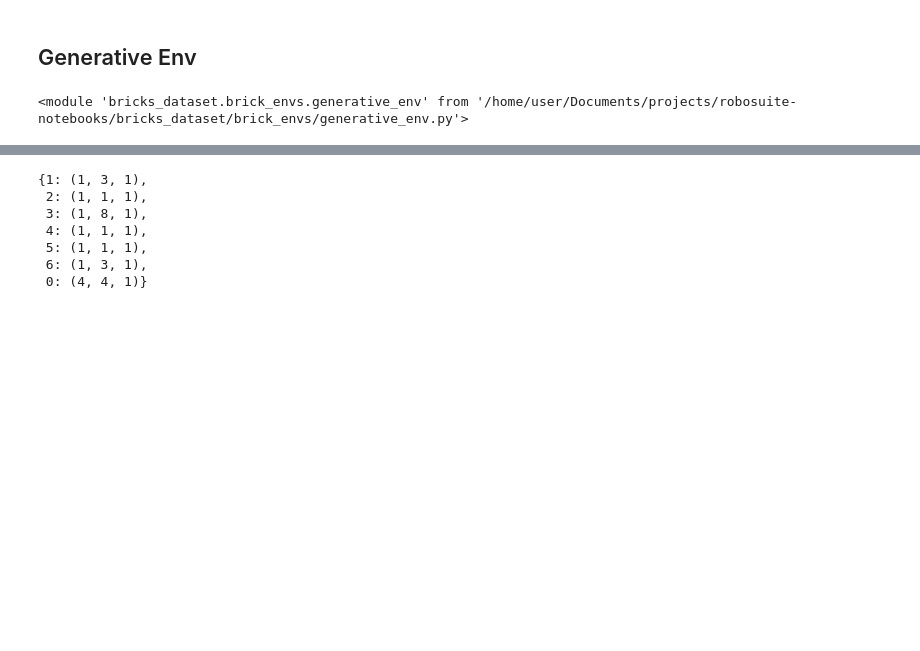
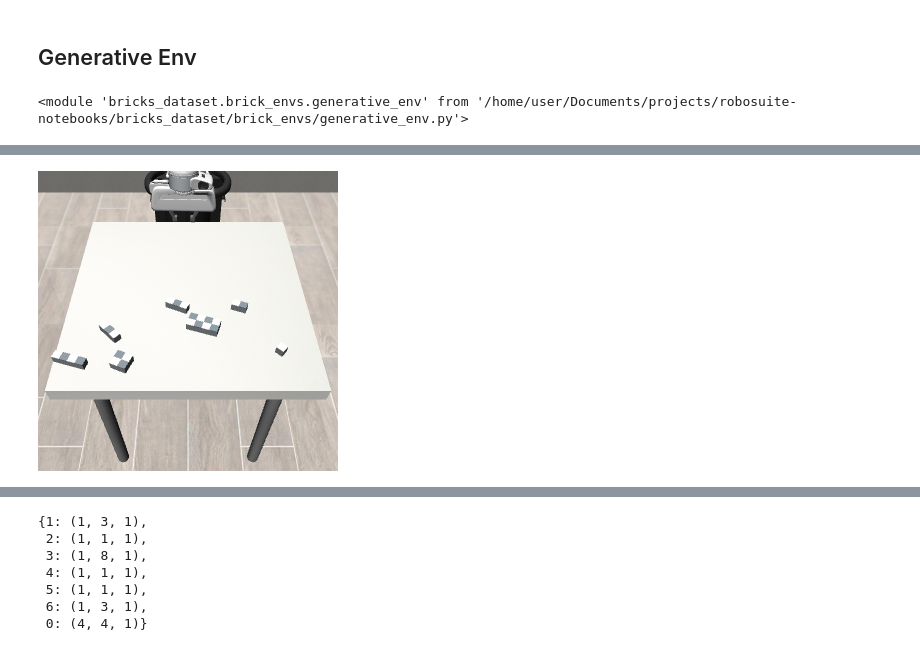
Before and after one commit to sirkrisp/robosuite-notebooks, a Jupyter notebook: test_brick_envs.ipynb, the cells around one changed output, grey strips where cells are left out. Drawn from its saved outputs; the diff is of its cells as text; code cells hidden in the pictures; blank space fills up the shorter version.

```diff
--- a/test_brick_envs.ipynb
+++ b/test_brick_envs.ipynb
@@ -67,0 +162,4 @@ env = generative_env.GenerativeEnv(2, (1, 20, 1), (4, 4))
+# %%
+Image.fromarray(cv2.rotate(keyframes_data_2["images"][0], cv2.ROTATE_180))
+# %% [output]
+[figure, added]
```
Also changed, not shown: parts of 41 cells of this notebook, 27 other files.
